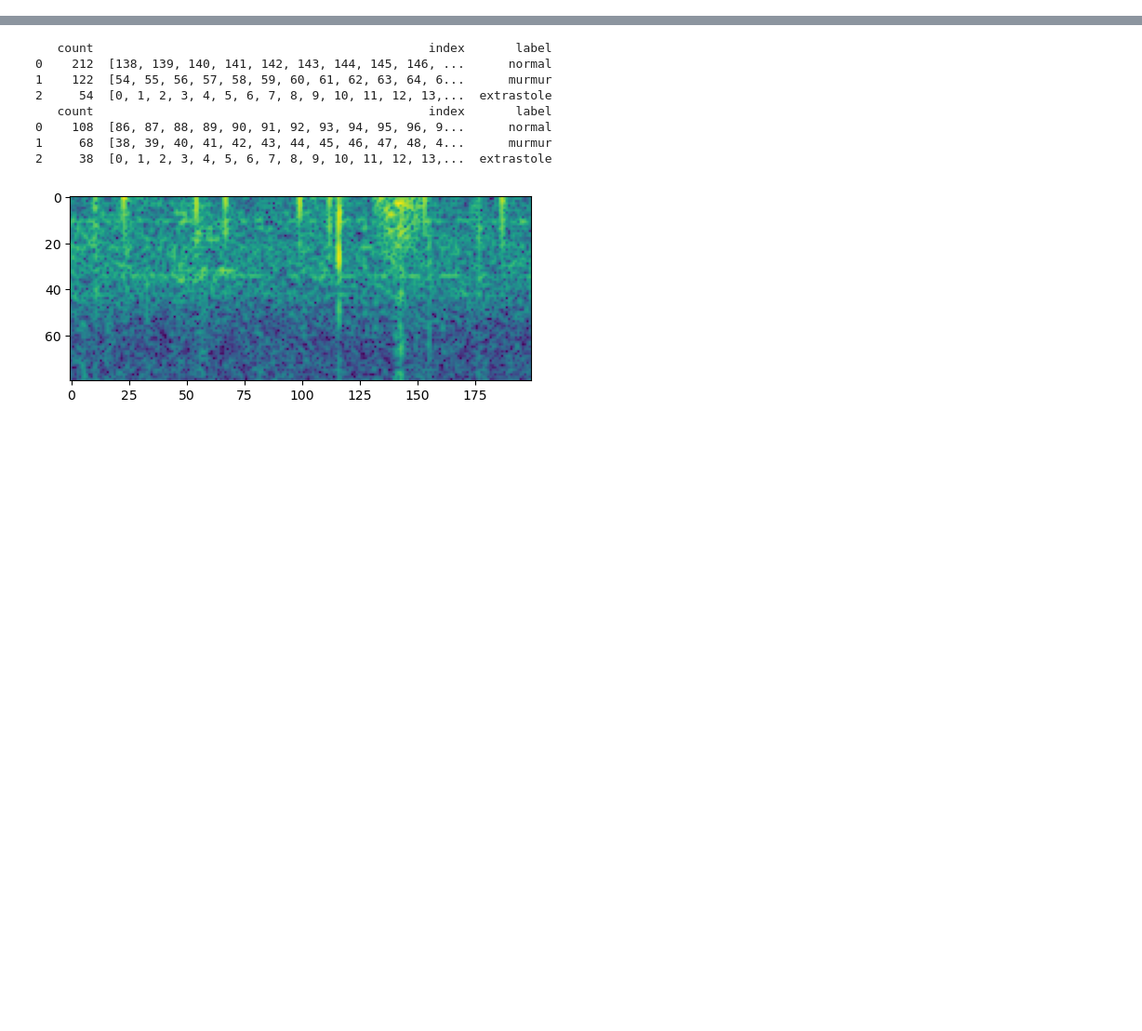
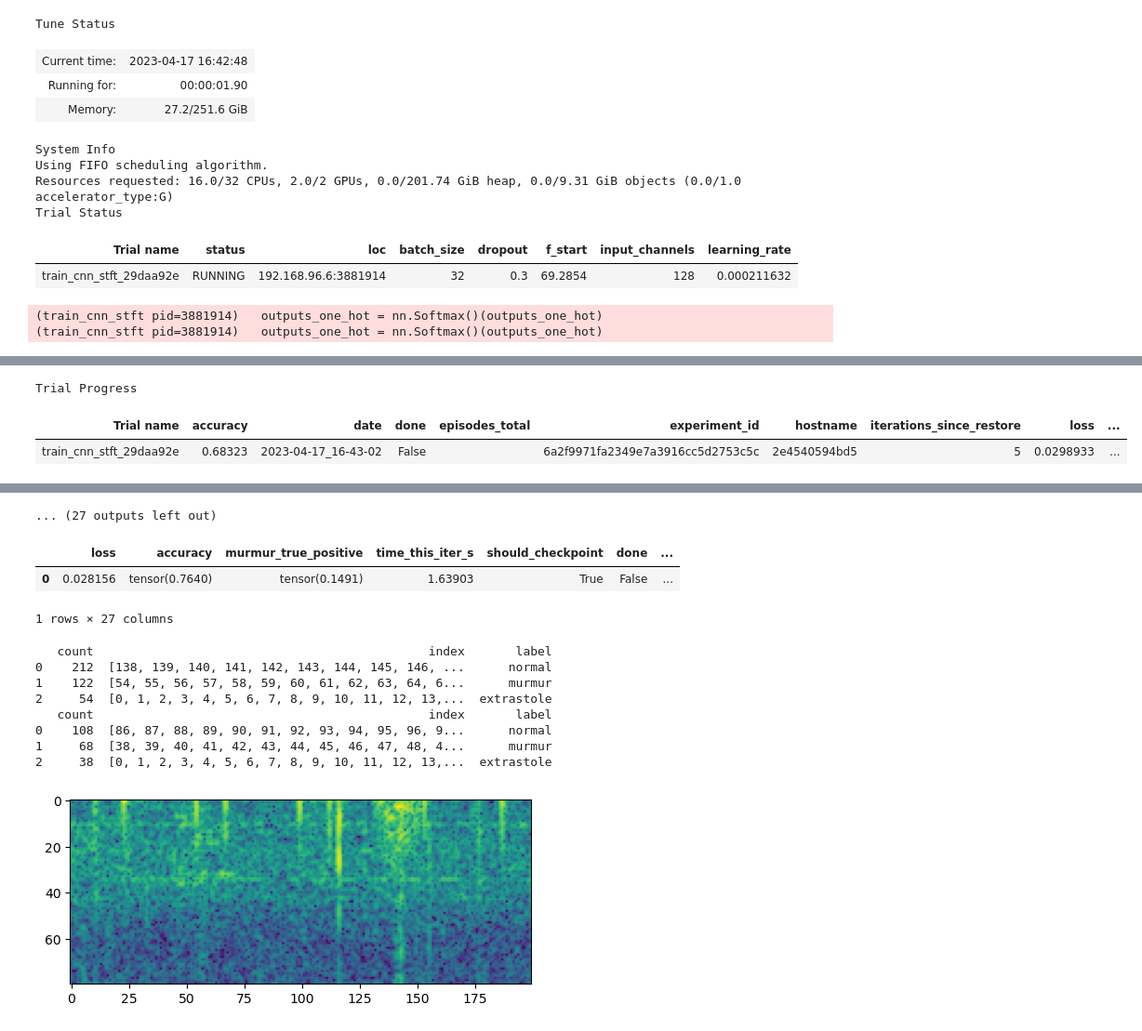
Before and after one commit to NattapolChan/SC1015-PROJECT, a Jupyter notebook: stft-cnn.ipynb, the cells around one changed output, grey strips where cells are left out. Shown: that part at 93% size. Cells and saved outputs as stored; diff of their text form; code cells hidden in the pictures; blank space fills up the shorter version.

Commit message:
[Enhancement] migrate from tensorboard to ray tune [Fix] normalize stft input

```diff
--- a/stft-cnn.ipynb
+++ b/stft-cnn.ipynb
@@ -149,0 +1,44 @@ def train_cnn_stft():
+# %%
+import torch
+import torch.nn as nn
+import torch.nn.functional as F
+import torchvision.models as models
+from utils.train_stft import train_cnn_stft
+import matplotlib.pyplot as plt
+import numpy as np
+from ray import tune
+from ray.tune import CLIReporter
+from ray.tune.schedulers import ASHAScheduler
+from ray.tune.search.optuna import OptunaSearch
+
+CONFIG = {
+    "dropout": tune.choice([0.1,0.2,0.3,0.4]),
+    "f_start": tune.uniform(0, 1000),
+    "batch_size": tune.choice([4,8,16,32,64]),
+    "learning_rate": tune.loguniform(1e-5, 1e-2),
+    "input_channels": tune.choice([32,64,128]),
+}
+reporter = CLIReporter(
+        parameter_columns=["input_channels", "dropout", "learning_rate", "batch_size", "f_start"],
+        metric_columns=["loss", "accuracy", "training_iteration"])
+
+tuner = tune.Tuner(
+        tune.with_resources(
+                tune.with_parameters(train_cnn_stft),
+                resources={"cpu": 16, "gpu": 2}
+        ),
+        tune_config=tune.TuneConfig(
+                metric='accuracy',
+                mode="max",
+                search_alg=OptunaSearch(),
+        ),
+        param_space=CONFIG,
+)
+results = tuner.fit()
+
+# model = torchvision.models.resnet18(False)
+# model.conv1 = torch.nn.Conv2d(1, 64, kernel_size=7, stride=2, padding=3, bias=False)
+# model.fc = torch.nn.Linear(512, 3)
+
+best_result = results.get_best_result("accuracy", "max")
+# %% [output]
@@ -149,0 +46,12 @@ def train_cnn_stft():
+Tune Status
+| Current time: | 2023-04-17 16:42:48 |
+| Running for: | 00:00:01.90 |
+| Memory: | 27.2/251.6 GiB |
+System Info
+Using FIFO scheduling algorithm.
+Resources requested: 16.0/32 CPUs, 2.0/2 GPUs, 0.0/201.74 GiB heap, 0.0/9.31 GiB objects (0.0/1.0 accelerator_type:G)
+Trial Status
+| Trial name | status | loc | batch_size | dropout | f_start | input_channels | learning_rate |
+| train_cnn_stft_29daa92e | RUNNING | 192.168.96.6:3881914 | 32 | 0.3 | 69.2854 | 128 | 0.000211632 |
+(train_cnn_stft pid=3881914)   outputs_one_hot = nn.Softmax()(outputs_one_hot)
+(train_cnn_stft pid=3881914)   outputs_one_hot = nn.Softmax()(outputs_one_hot)
@@ -149,0 +59,3 @@ def train_cnn_stft():
+Trial Progress
+| Trial name | accuracy | date | done | episodes_total | experiment_id | hostname | iterations_since_restore | loss | ... |
+| train_cnn_stft_29daa92e | 0.68323 | 2023-04-17_16-43-02 | False |  | 6a2f9971fa2349e7a3916cc5d2753c5c | 2e4540594bd5 | 5 | 0.0298933 | ... |
@@ -150,3 +70,10 @@ def train_cnn_stft():
+... (27 outputs left out)
+# %%
+results.get_dataframe()
+# %% [output]
+|  | loss | accuracy | murmur_true_positive | time_this_iter_s | should_checkpoint | done | ... |
+| 0 | 0.028156 | tensor(0.7640) | tensor(0.1491) | 1.63903 | True | False | ... |
+1 rows × 27 columns
 # %%
 print(trainset.count_class)
 print(testset.count_class)
```
Also changed, not shown: parts of 5 cells of this notebook, 3 other files.
